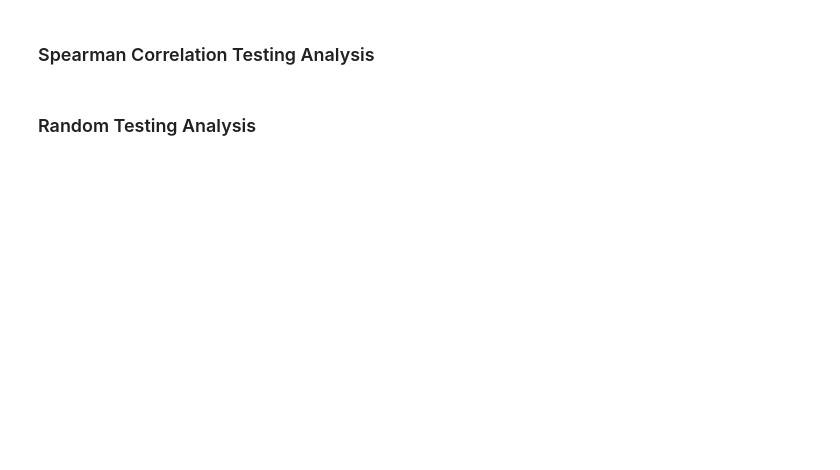
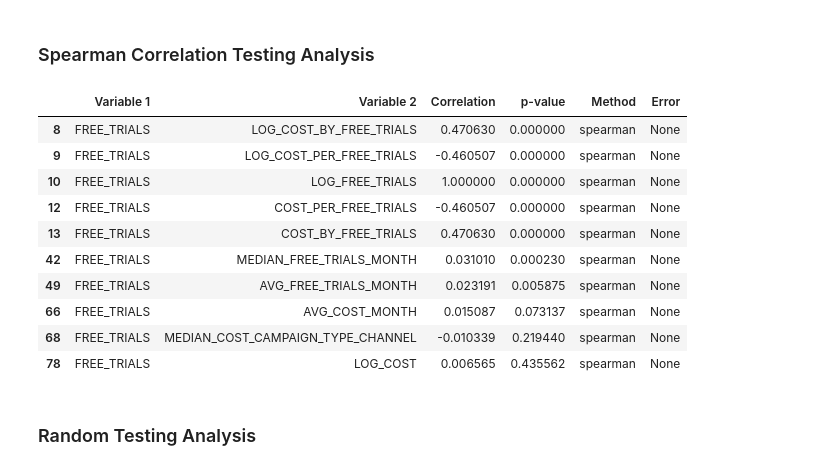
Before and after one commit to 11echeng/free-trial-analysis, a Jupyter notebook: notebooks/correlation_testing.ipynb, the cells around one changed output. Saved outputs shown, nothing was run; the diff lists cells and outputs as text; code cells hidden in the pictures; blank space fills up the shorter version.

```diff
--- a/notebooks/correlation_testing.ipynb
+++ b/notebooks/correlation_testing.ipynb
@@ -156,12 +219,24 @@ pearson_results[pearson_results['p-value'] < 0.05]
 # %%
 # 2) Spearman correlation (with categorical one-hot encoding)
 spearman_results = compute_correlations(
     df=df,
     include_categorical=True,  # Encode categorical variables
     drop_first=True,
     cat_cols=categorical
 )
-spearman_results
+spearman_results[(spearman_results['Variable 1'] == 'FREE_TRIALS') & (spearman_results['p-value'] < 0.5)]
+# %% [output]
+|  | Variable 1 | Variable 2 | Correlation | p-value | Method | Error |
+| 8 | FREE_TRIALS | LOG_COST_BY_FREE_TRIALS | 0.470630 | 0.000000 | spearman | None |
+| 9 | FREE_TRIALS | LOG_COST_PER_FREE_TRIALS | -0.460507 | 0.000000 | spearman | None |
+| 10 | FREE_TRIALS | LOG_FREE_TRIALS | 1.000000 | 0.000000 | spearman | None |
+| 12 | FREE_TRIALS | COST_PER_FREE_TRIALS | -0.460507 | 0.000000 | spearman | None |
+| 13 | FREE_TRIALS | COST_BY_FREE_TRIALS | 0.470630 | 0.000000 | spearman | None |
+| 42 | FREE_TRIALS | MEDIAN_FREE_TRIALS_MONTH | 0.031010 | 0.000230 | spearman | None |
+| 49 | FREE_TRIALS | AVG_FREE_TRIALS_MONTH | 0.023191 | 0.005875 | spearman | None |
+| 66 | FREE_TRIALS | AVG_COST_MONTH | 0.015087 | 0.073137 | spearman | None |
+| 68 | FREE_TRIALS | MEDIAN_COST_CAMPAIGN_TYPE_CHANNEL | -0.010339 | 0.219440 | spearman | None |
+| 78 | FREE_TRIALS | LOG_COST | 0.006565 | 0.435562 | spearman | None |
 # %% [markdown]
 ### Random Testing Analysis
 # %%
```
Also changed, not shown: parts of 10 cells of this notebook.
